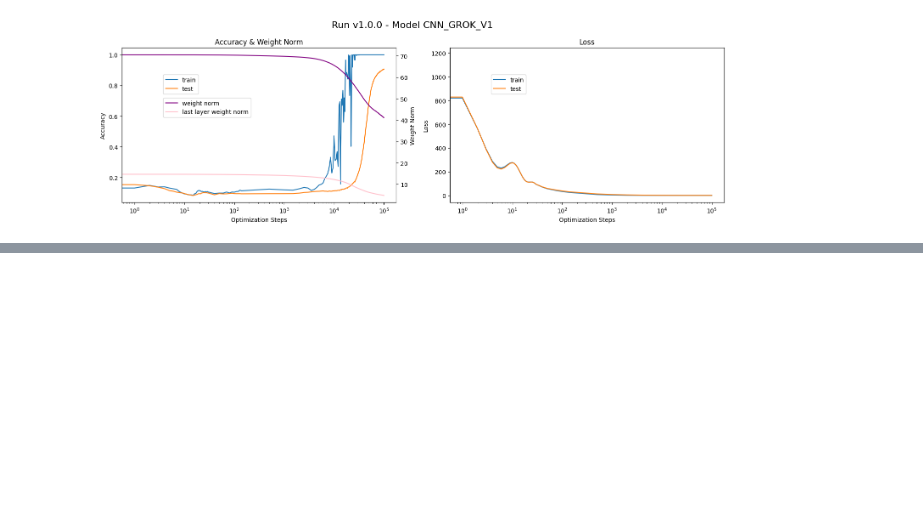
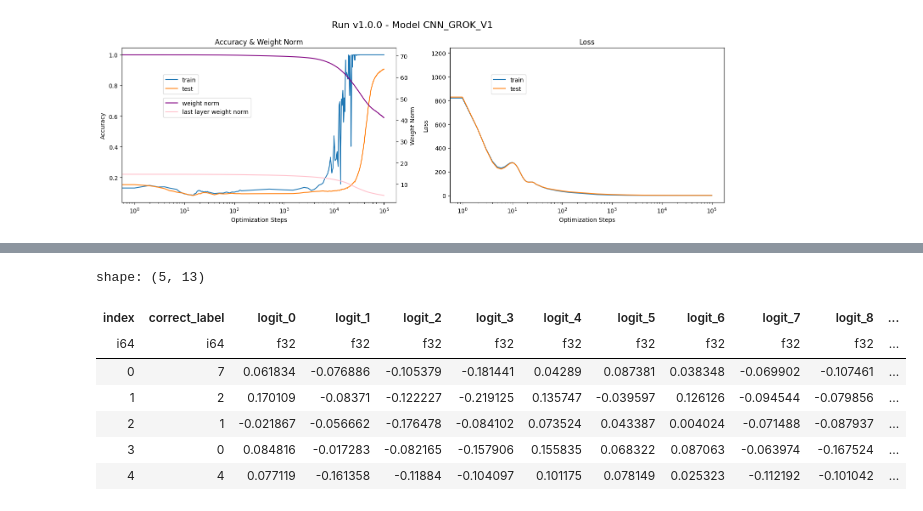
Before and after one commit to Ronho/privacy-and-grokking, a Jupyter notebook: notebooks/evaluate_training.ipynb, the cells around one changed output, grey strips where cells are left out. Saved outputs shown, nothing was run; the diff lists cells and outputs as text; code cells hidden in the pictures; blank space fills up the shorter version.

```diff
--- a/notebooks/evaluate_training.ipynb
+++ b/notebooks/evaluate_training.ipynb
@@ -81,0 +217,11 @@ for model, df in dfs.items():
+# %%
+df_test.head()
+# %% [output]
+shape: (5, 13)
+| index | correct_label | logit_0 | logit_1 | logit_2 | logit_3 | logit_4 | logit_5 | logit_6 | logit_7 | logit_8 | ... |
+| i64 | i64 | f32 | f32 | f32 | f32 | f32 | f32 | f32 | f32 | f32 | ... |
+| 0 | 7 | 0.061834 | -0.076886 | -0.105379 | -0.181441 | 0.04289 | 0.087381 | 0.038348 | -0.069902 | -0.107461 | ... |
+| 1 | 2 | 0.170109 | -0.08371 | -0.122227 | -0.219125 | 0.135747 | -0.039597 | 0.126126 | -0.094544 | -0.079856 | ... |
+| 2 | 1 | -0.021867 | -0.056662 | -0.176478 | -0.084102 | 0.073524 | 0.043387 | 0.004024 | -0.071488 | -0.087937 | ... |
+| 3 | 0 | 0.084816 | -0.017283 | -0.082165 | -0.157906 | 0.155835 | 0.068322 | 0.087063 | -0.063974 | -0.167524 | ... |
+| 4 | 4 | 0.077119 | -0.161358 | -0.11884 | -0.104097 | 0.101175 | 0.078149 | 0.025323 | -0.112192 | -0.101042 | ... |
```
Also changed, not shown: parts of 7 cells of this notebook, 4 other files.
